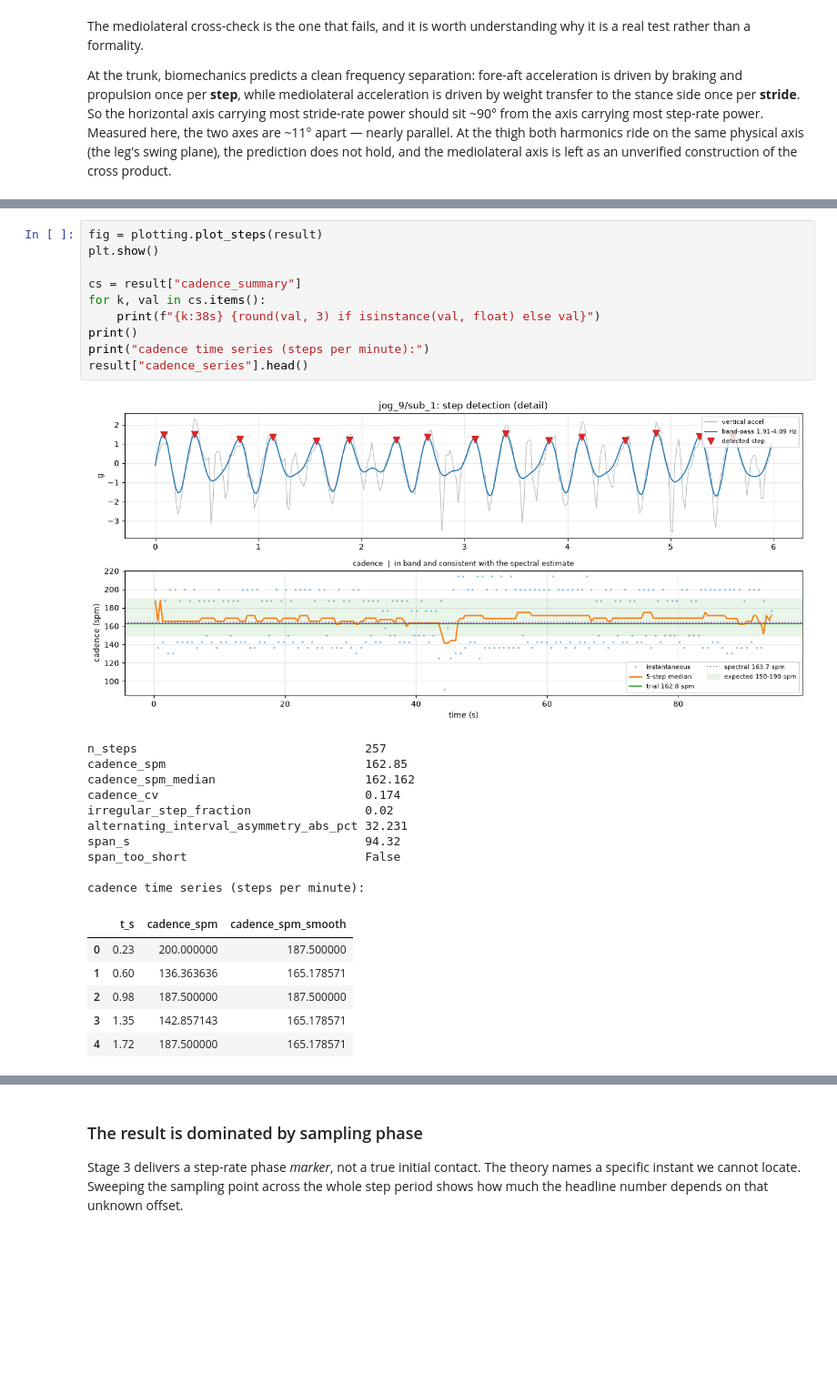
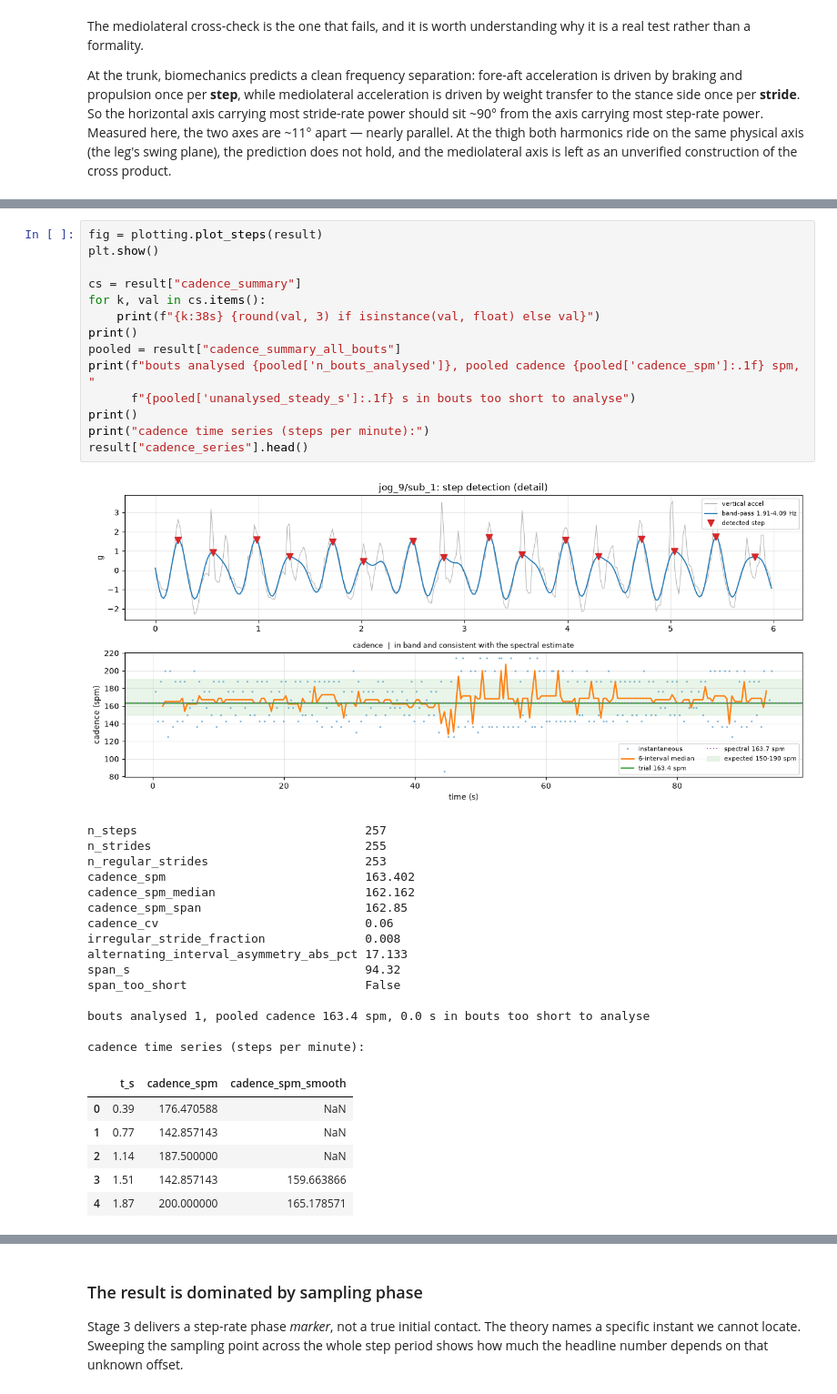
Before and after one commit to jerickvo/baseline-analysis-, a Jupyter notebook: notebooks/gait_pipeline_walkthrough.ipynb, the cells around one changed output, grey strips where cells are left out. Shown at 91% size. Saved outputs shown, nothing was run; the diff lists cells and outputs as text; blank space fills up the shorter version.

```diff
--- a/notebooks/gait_pipeline_walkthrough.ipynb
+++ b/notebooks/gait_pipeline_walkthrough.ipynb
@@ -374,31 +391,40 @@ first 10 step timestamps (s): [0.08 0.38 0.82 1.14 1.56 1.88 2.34 2.64 3.1  3.4
 # %%
 fig = plotting.plot_steps(result)
 plt.show()
 
 cs = result["cadence_summary"]
 for k, val in cs.items():
     print(f"{k:38s} {round(val, 3) if isinstance(val, float) else val}")
 print()
+pooled = result["cadence_summary_all_bouts"]
+print(f"bouts analysed {pooled['n_bouts_analysed']}, pooled cadence {pooled['cadence_spm']:.1f} spm, "
+      f"{pooled['unanalysed_steady_s']:.1f} s in bouts too short to analyse")
+print()
 print("cadence time series (steps per minute):")
 result["cadence_series"].head()
 # %% [output]
-[figure, old version]
+[figure, new version]
 n_steps                                257
-cadence_spm                            162.85
+n_strides                              255
+n_regular_strides                      253
+cadence_spm                            163.402
 cadence_spm_median                     162.162
-cadence_cv                             0.174
-irregular_step_fraction                0.02
-alternating_interval_asymmetry_abs_pct 32.231
+cadence_spm_span                       162.85
+cadence_cv                             0.06
+irregular_stride_fraction              0.008
+alternating_interval_asymmetry_abs_pct 17.133
 span_s                                 94.32
 span_too_short                         False
 
+bouts analysed 1, pooled cadence 163.4 spm, 0.0 s in bouts too short to analyse
+
 cadence time series (steps per minute):
 |  | t_s | cadence_spm | cadence_spm_smooth |
-| 0 | 0.23 | 200.000000 | 187.500000 |
-| 1 | 0.60 | 136.363636 | 165.178571 |
-| 2 | 0.98 | 187.500000 | 187.500000 |
-| 3 | 1.35 | 142.857143 | 165.178571 |
-| 4 | 1.72 | 187.500000 | 165.178571 |
+| 0 | 0.39 | 176.470588 | NaN |
+| 1 | 0.77 | 142.857143 | NaN |
+| 2 | 1.14 | 187.500000 | NaN |
+| 3 | 1.51 | 142.857143 | 159.663866 |
+| 4 | 1.87 | 200.000000 | 165.178571 |
 # %% [markdown]
 ### Validation across all 24 subjects
 
```
Also changed, not shown: parts of 22 cells of this notebook, 23 other files.
